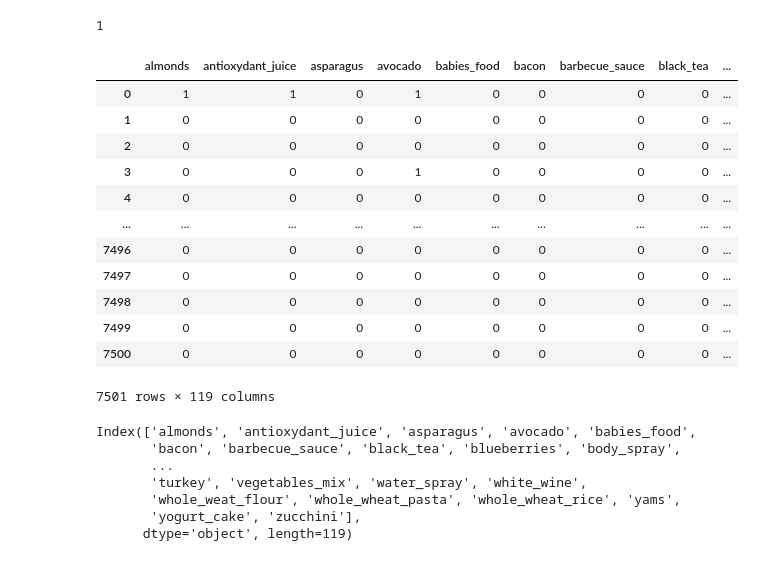
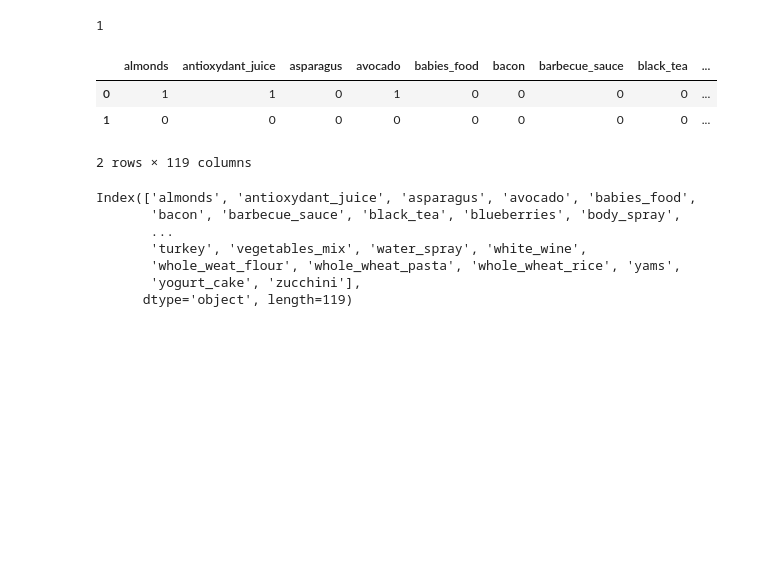
Before and after one commit to Meiyun-Tan/kkbAssignment, a Jupyter notebook: BI04名企班/名企BI04lesson02_Action1_购物篮可视化.ipynb, the cells around one changed output. Cells and saved outputs as stored; diff of their text form; code cells hidden in the pictures; blank space fills up the shorter version.

```diff
--- a/BI04名企班/名企BI04lesson02_Action1_购物篮可视化.ipynb
+++ b/BI04名企班/名企BI04lesson02_Action1_购物篮可视化.ipynb
@@ -220,21 +200,12 @@ one_hot_df.max(axis=0).max()
 # %% [output]
 1
 # %%
-one_hot_df
+one_hot_df.head(2)
 # %% [output]
 |  | almonds | antioxydant_juice | asparagus | avocado | babies_food | bacon | barbecue_sauce | black_tea | ... |
 | 0 | 1 | 1 | 0 | 1 | 0 | 0 | 0 | 0 | ... |
 | 1 | 0 | 0 | 0 | 0 | 0 | 0 | 0 | 0 | ... |
-| 2 | 0 | 0 | 0 | 0 | 0 | 0 | 0 | 0 | ... |
-| 3 | 0 | 0 | 0 | 1 | 0 | 0 | 0 | 0 | ... |
-| 4 | 0 | 0 | 0 | 0 | 0 | 0 | 0 | 0 | ... |
-| ... | ... | ... | ... | ... | ... | ... | ... | ... | ... |
-| 7496 | 0 | 0 | 0 | 0 | 0 | 0 | 0 | 0 | ... |
-| 7497 | 0 | 0 | 0 | 0 | 0 | 0 | 0 | 0 | ... |
-| 7498 | 0 | 0 | 0 | 0 | 0 | 0 | 0 | 0 | ... |
-| 7499 | 0 | 0 | 0 | 0 | 0 | 0 | 0 | 0 | ... |
-| 7500 | 0 | 0 | 0 | 0 | 0 | 0 | 0 | 0 | ... |
-7501 rows × 119 columns
+2 rows × 119 columns
 # %%
 one_hot_df.columns
 # %% [output]
```
Also changed, not shown: parts of 21 cells of this notebook.
